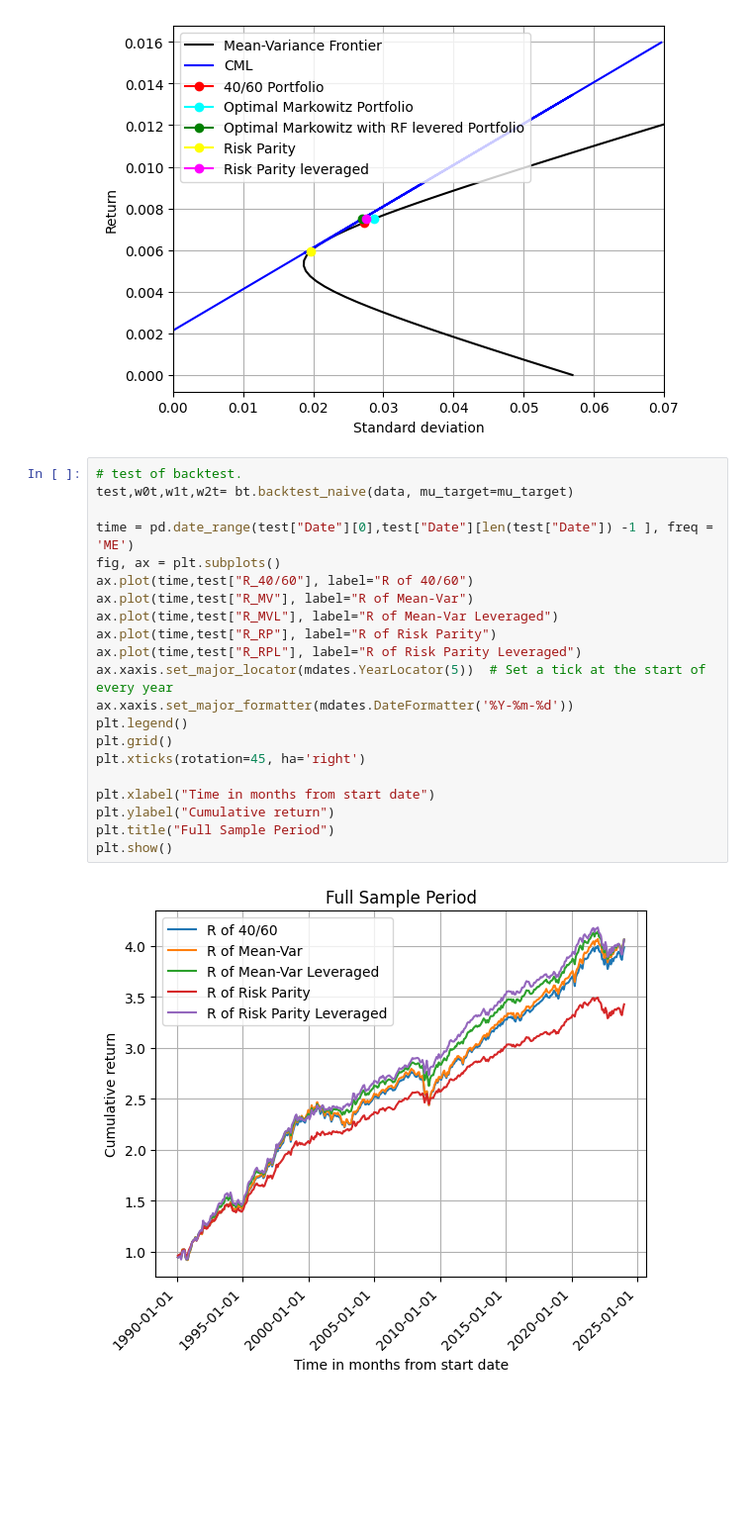
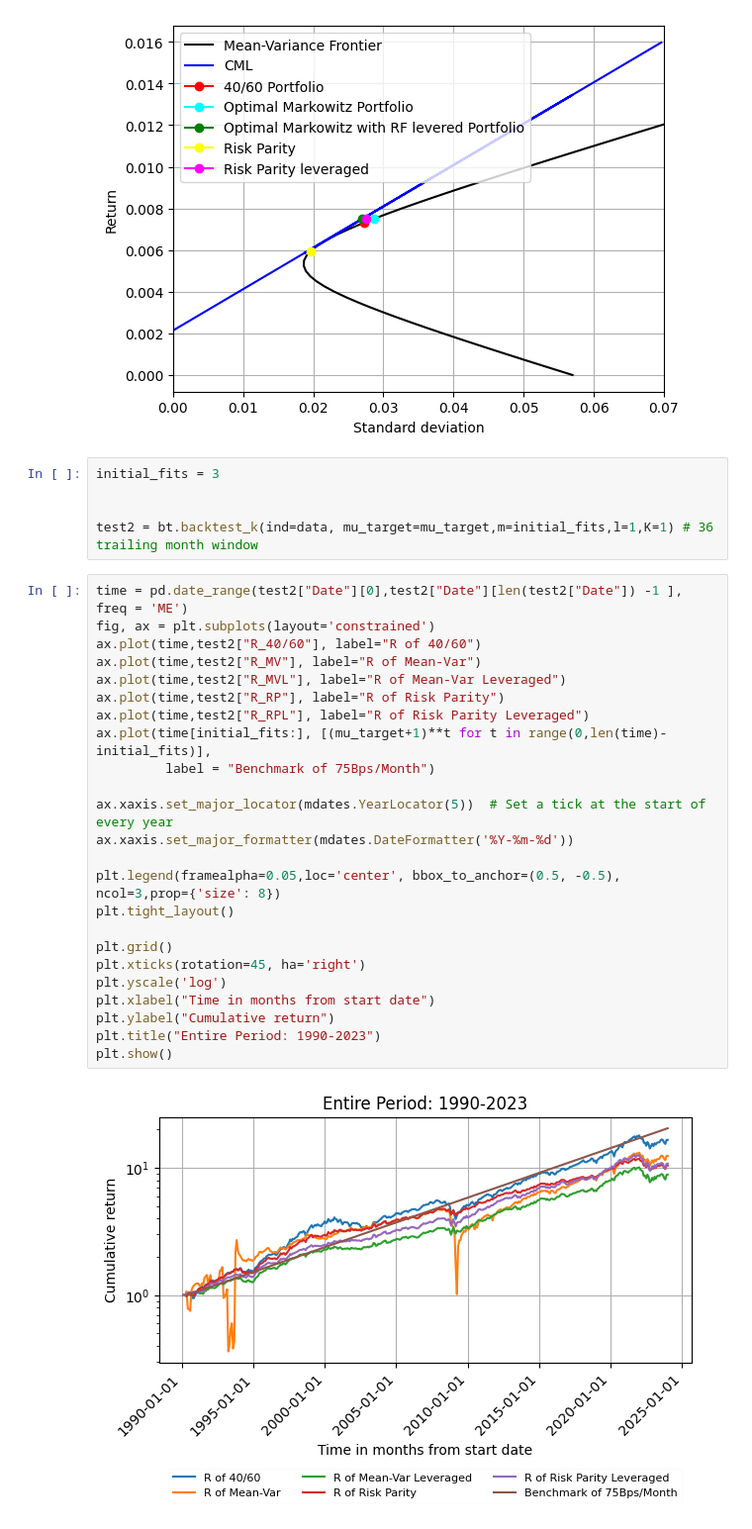
Before and after one commit to andreas-eklundh/Asset_allocation, a Jupyter notebook: Task_1.ipynb, the cells around one changed output. Shown at 99% size. Saved outputs shown, nothing was run; the diff lists cells and outputs as text; blank space fills up the shorter version.

Commit message:
Initial backtesting. Will play around more today

```diff
--- a/Task_1.ipynb
+++ b/Task_1.ipynb
@@ -257,29 +257,37 @@ plt.grid()
 plt.show()
 # %% [output]
 [figure]
+# %%
+initial_fits = 3
+
+
+test2 = bt.backtest_k(ind=data, mu_target=mu_target,m=initial_fits,l=1,K=1) # 36 trailing month window
 # %%
-# test of backtest.
-test,w0t,w1t,w2t= bt.backtest_naive(data, mu_target=mu_target)
+time = pd.date_range(test2["Date"][0],test2["Date"][len(test2["Date"]) -1 ], freq = 'ME')
+fig, ax = plt.subplots(layout='constrained')
+ax.plot(time,test2["R_40/60"], label="R of 40/60")
+ax.plot(time,test2["R_MV"], label="R of Mean-Var")
+ax.plot(time,test2["R_MVL"], label="R of Mean-Var Leveraged")
+ax.plot(time,test2["R_RP"], label="R of Risk Parity")
+ax.plot(time,test2["R_RPL"], label="R of Risk Parity Leveraged")
+ax.plot(time[initial_fits:], [(mu_target+1)**t for t in range(0,len(time)-initial_fits)],
+         label = "Benchmark of 75Bps/Month")
 
-time = pd.date_range(test["Date"][0],test["Date"][len(test["Date"]) -1 ], freq = 'ME')
-fig, ax = plt.subplots()
-ax.plot(time,test["R_40/60"], label="R of 40/60")
-ax.plot(time,test["R_MV"], label="R of Mean-Var")
-ax.plot(time,test["R_MVL"], label="R of Mean-Var Leveraged")
-ax.plot(time,test["R_RP"], label="R of Risk Parity")
-ax.plot(time,test["R_RPL"], label="R of Risk Parity Leveraged")
 ax.xaxis.set_major_locator(mdates.YearLocator(5))  # Set a tick at the start of every year
 ax.xaxis.set_major_formatter(mdates.DateFormatter('%Y-%m-%d'))
-plt.legend()
+
+plt.legend(framealpha=0.05,loc='center', bbox_to_anchor=(0.5, -0.5), ncol=3,prop={'size': 8})
+plt.tight_layout()
+
 plt.grid()
 plt.xticks(rotation=45, ha='right')
-
+plt.yscale('log')
 plt.xlabel("Time in months from start date")
 plt.ylabel("Cumulative return")
-plt.title("Full Sample Period")
+plt.title("Entire Period: 1990-2023")
 plt.show()
 # %% [output]
-[figure, old version]
+[figure, new version]
 # %%
 data1 = data.copy()
 # Now perform the comparison
```
Also changed, not shown: parts of 3 cells of this notebook, 4 other files.
